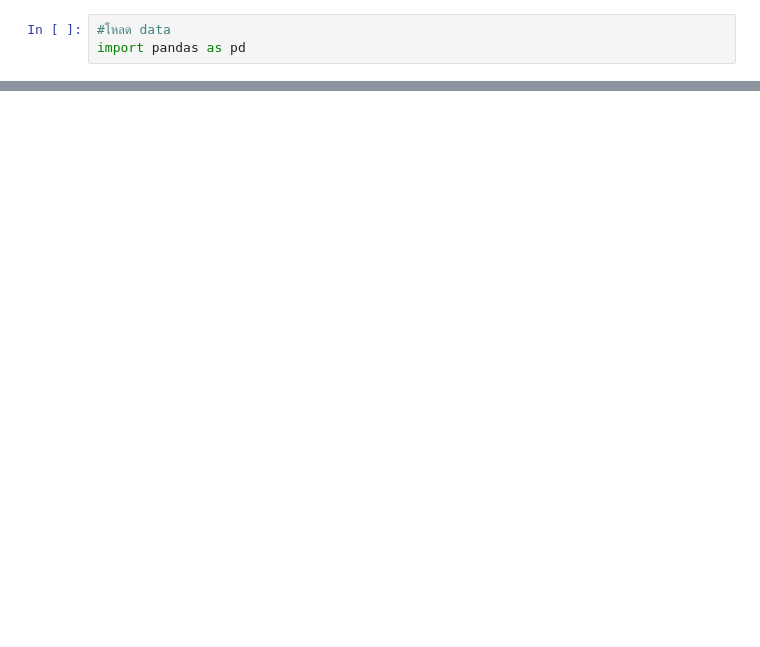
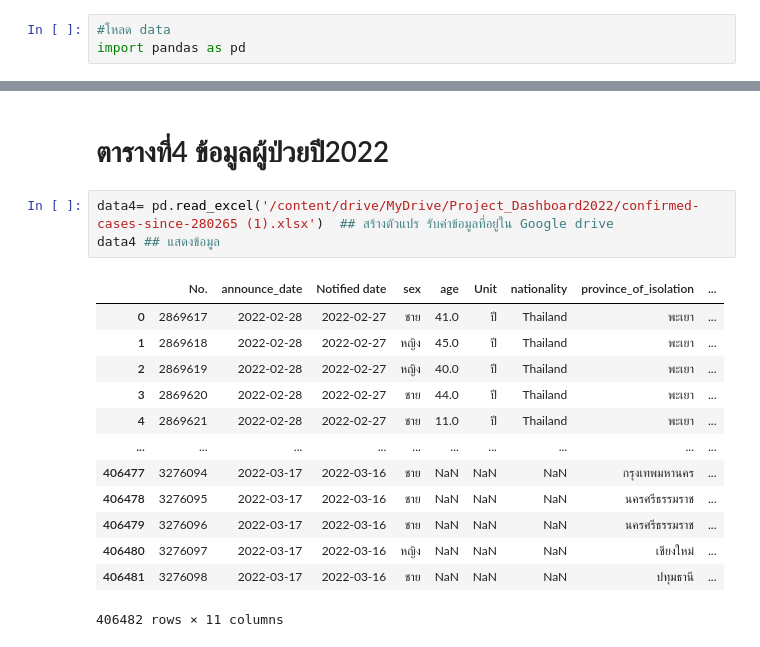
Before and after one commit to Chanakarn06/data_viz_2022, a Jupyter notebook: Project.ipynb, the cells around one changed output, grey strips where cells are left out. Saved outputs shown, nothing was run; the diff lists cells and outputs as text; blank space fills up the shorter version.

```diff
--- a/Project.ipynb
+++ b/Project.ipynb
@@ -27,0 +68,19 @@ data ## แสดงข้อมูล
+# %% [markdown]
+# ตารางที่4 ข้อมูลผู้ป่วยปี2022
+# %%
+data4= pd.read_excel('/content/drive/MyDrive/Project_Dashboard2022/confirmed-cases-since-280265 (1).xlsx')  ## สร้างตัวแปร รับค่าข้อมูลที่อยู่ใน Google drive
+data4 ## แสดงข้อมูล
+# %% [output]
+|  | No. | announce_date | Notified date | sex | age | Unit | nationality | province_of_isolation | ... |
+| 0 | 2869617 | 2022-02-28 | 2022-02-27 | ชาย | 41.0 | ปี | Thailand | พะเยา | ... |
+| 1 | 2869618 | 2022-02-28 | 2022-02-27 | หญิง | 45.0 | ปี | Thailand | พะเยา | ... |
+| 2 | 2869619 | 2022-02-28 | 2022-02-27 | หญิง | 40.0 | ปี | Thailand | พะเยา | ... |
+| 3 | 2869620 | 2022-02-28 | 2022-02-27 | ชาย | 44.0 | ปี | Thailand | พะเยา | ... |
+| 4 | 2869621 | 2022-02-28 | 2022-02-27 | ชาย | 11.0 | ปี | Thailand | พะเยา | ... |
+| ... | ... | ... | ... | ... | ... | ... | ... | ... | ... |
+| 406477 | 3276094 | 2022-03-17 | 2022-03-16 | ชาย | NaN | NaN | NaN | กรุงเทพมหานคร | ... |
+| 406478 | 3276095 | 2022-03-17 | 2022-03-16 | ชาย | NaN | NaN | NaN | นครศรีธรรมราช | ... |
+| 406479 | 3276096 | 2022-03-17 | 2022-03-16 | ชาย | NaN | NaN | NaN | นครศรีธรรมราช | ... |
+| 406480 | 3276097 | 2022-03-17 | 2022-03-16 | หญิง | NaN | NaN | NaN | เชียงใหม่ | ... |
+| 406481 | 3276098 | 2022-03-17 | 2022-03-16 | ชาย | NaN | NaN | NaN | ปทุมธานี | ... |
+406482 rows × 11 columns
```
Also changed, not shown: parts of 7 cells of this notebook.
